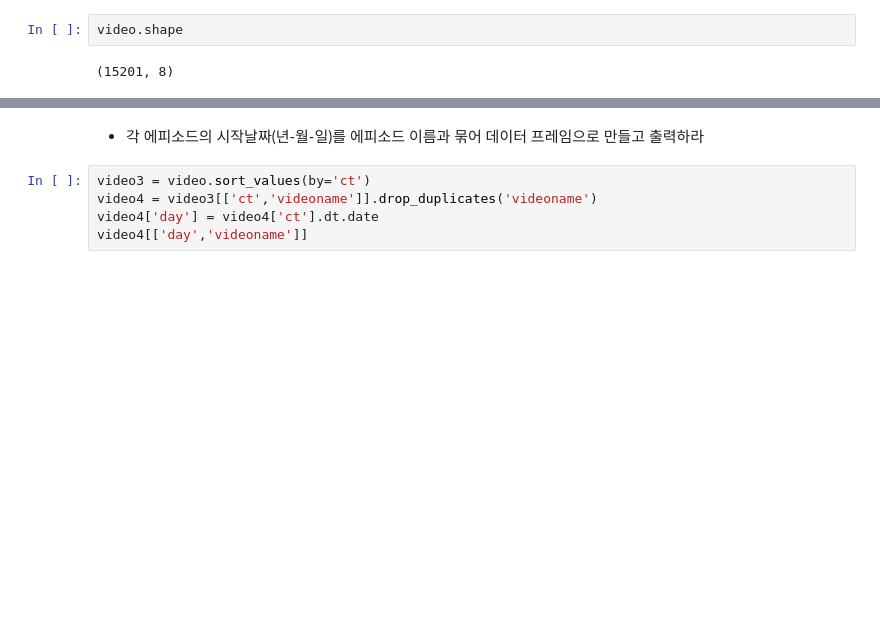
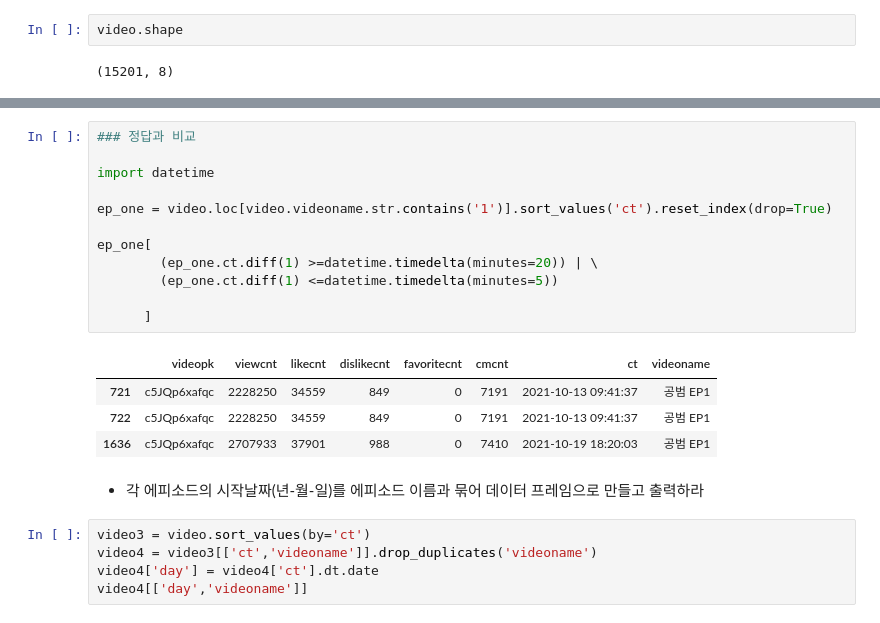
Before and after one commit to smjune/ipynb, a Jupyter notebook: datamanin/work1_2.ipynb, the cells around one changed output, grey strips where cells are left out. Drawn from its saved outputs; the diff is of its cells as text; blank space fills up the shorter version.

```diff
--- a/datamanin/work1_2.ipynb
+++ b/datamanin/work1_2.ipynb
@@ -245,3 +339,20 @@ video2[video2['out']==1]
+# %%
+### 정답과 비교
+
+import datetime
+
+ep_one = video.loc[video.videoname.str.contains('1')].sort_values('ct').reset_index(drop=True)
+
+ep_one[
+        (ep_one.ct.diff(1) >=datetime.timedelta(minutes=20)) | \
+        (ep_one.ct.diff(1) <=datetime.timedelta(minutes=5))
+
+      ]
+# %% [output]
+|  | videopk | viewcnt | likecnt | dislikecnt | favoritecnt | cmcnt | ct | videoname |
+| 721 | c5JQp6xafqc | 2228250 | 34559 | 849 | 0 | 7191 | 2021-10-13 09:41:37 | 공범 EP1 |
+| 722 | c5JQp6xafqc | 2228250 | 34559 | 849 | 0 | 7191 | 2021-10-13 09:41:37 | 공범 EP1 |
+| 1636 | c5JQp6xafqc | 2707933 | 37901 | 988 | 0 | 7410 | 2021-10-19 18:20:03 | 공범 EP1 |
 # %% [markdown]
 - 각 에피소드의 시작날짜(년-월-일)를 에피소드 이름과 묶어 데이터 프레임으로 만들고 출력하라
 # %%
```
Also changed, not shown: parts of 12 cells of this notebook, 3 other files.
